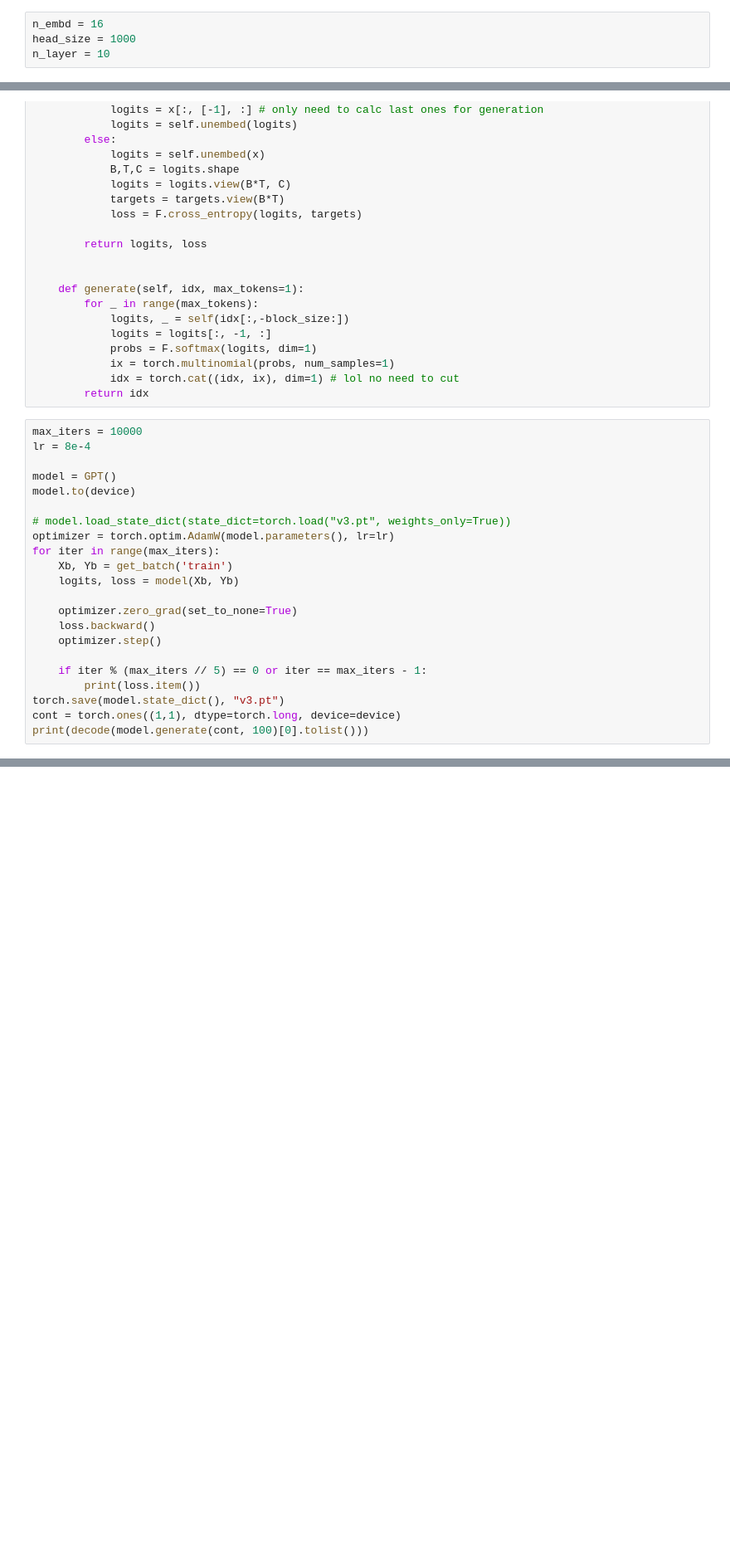
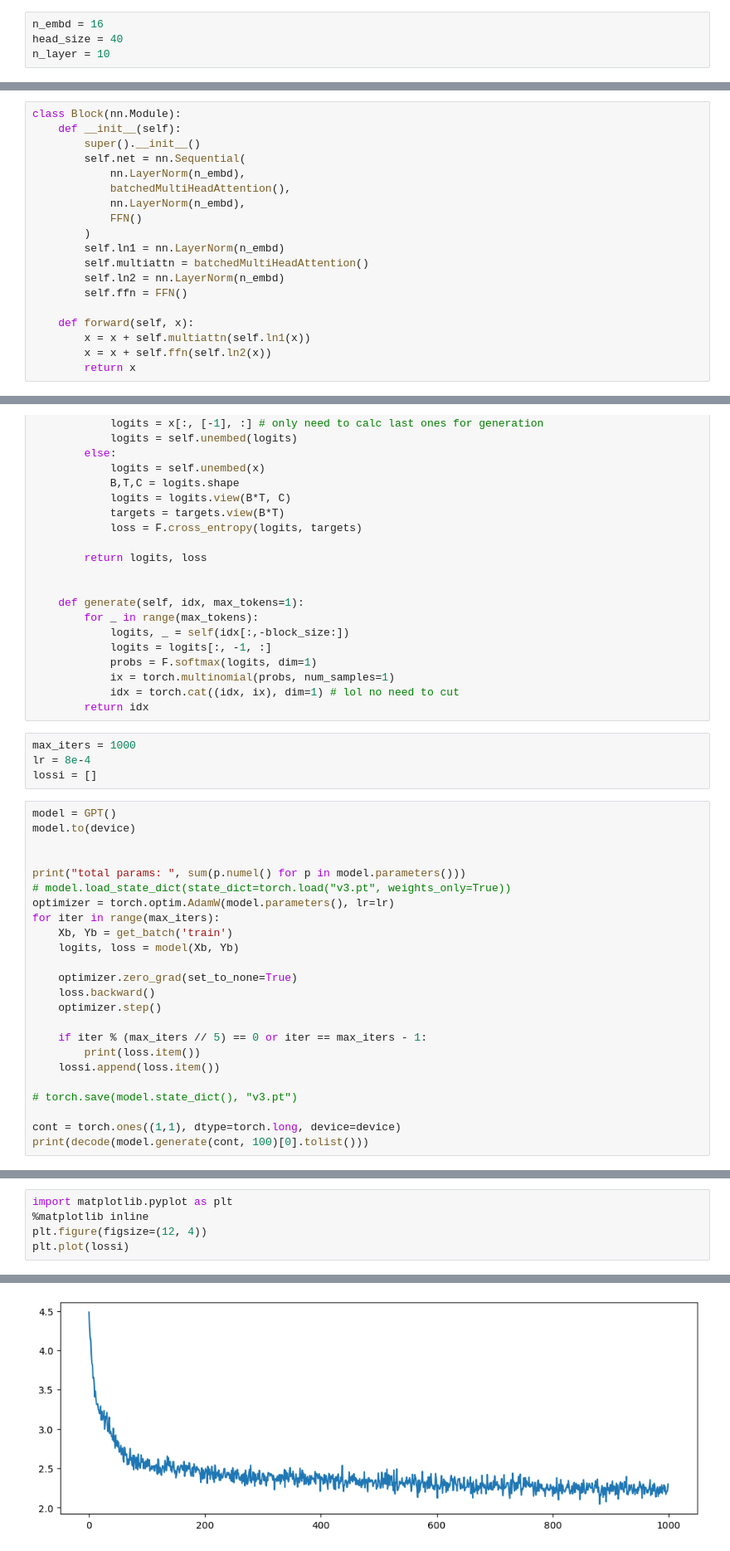
Before and after one commit to someonecantcode/nn-pract, a Jupyter notebook: transformer/drafts/v3multihead.ipynb, the cells around one changed output, grey strips where cells are left out. Shown at 83% size. Cells and saved outputs as stored; diff of their text form; blank space fills up the shorter version.

```diff
--- a/transformer/drafts/v3multihead.ipynb
+++ b/transformer/drafts/v3multihead.ipynb
@@ -52,6 +53,6 @@ tensor([63,  8,  1, 19, 53, 53, 42,  1], device='cuda:0')
 # %%
 n_embd = 16
-head_size = 1000
+head_size = 40
 n_layer = 10
 # %%
 class FFN(nn.Module):
@@ -104,3 +203,22 @@ class Block(nn.Module):
+# %%
+class Block(nn.Module):
+    def __init__(self):
+        super().__init__()
+        self.net = nn.Sequential(
+            nn.LayerNorm(n_embd),
+            batchedMultiHeadAttention(),
+            nn.LayerNorm(n_embd),
+            FFN()
+        )
+        self.ln1 = nn.LayerNorm(n_embd)
+        self.multiattn = batchedMultiHeadAttention()
+        self.ln2 = nn.LayerNorm(n_embd)
+        self.ffn = FFN()
+
+    def forward(self, x):
+        x = x + self.multiattn(self.ln1(x))
+        x = x + self.ffn(self.ln2(x))
+        return x
 # %%
 class GPT(nn.Module):
     def __init__(self):
@@ -155,13 +273,16 @@ class GPT(nn.Module):
             ix = torch.multinomial(probs, num_samples=1)
             idx = torch.cat((idx, ix), dim=1) # lol no need to cut
         return idx
+# %%
+max_iters = 1000
+lr = 8e-4
+lossi = []
 # %%
-max_iters = 10000
-lr = 8e-4
-
 model = GPT()
 model.to(device)
 
+
+print("total params: ", sum(p.numel() for p in model.parameters()))
 # model.load_state_dict(state_dict=torch.load("v3.pt", weights_only=True))
 optimizer = torch.optim.AdamW(model.parameters(), lr=lr)
 for iter in range(max_iters):
@@ -174,7 +295,10 @@ for iter in range(max_iters):
 
     if iter % (max_iters // 5) == 0 or iter == max_iters - 1:
         print(loss.item())
-torch.save(model.state_dict(), "v3.pt")
+    lossi.append(loss.item())
+
+# torch.save(model.state_dict(), "v3.pt")
+
 cont = torch.ones((1,1), dtype=torch.long, device=device)
 print(decode(model.generate(cont, 100)[0].tolist()))
 # %% [output]
@@ -182,0 +315,6 @@ RuntimeError: Error(s) in loading state_dict for GPT:
+# %%
+import matplotlib.pyplot as plt
+%matplotlib inline
+plt.figure(figsize=(12, 4))
+plt.plot(lossi)
+# %% [output]
@@ -182,0 +322 @@ RuntimeError: Error(s) in loading state_dict for GPT:
+[figure, added]
```
Also changed, not shown: parts of 10 cells of this notebook, 10 other files.
